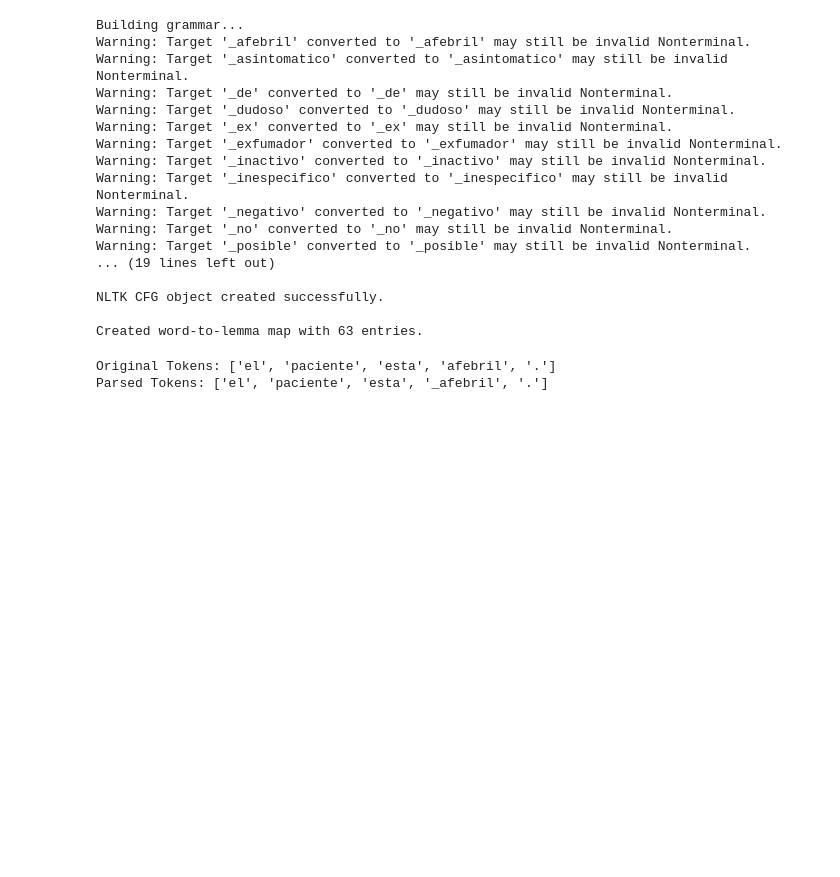
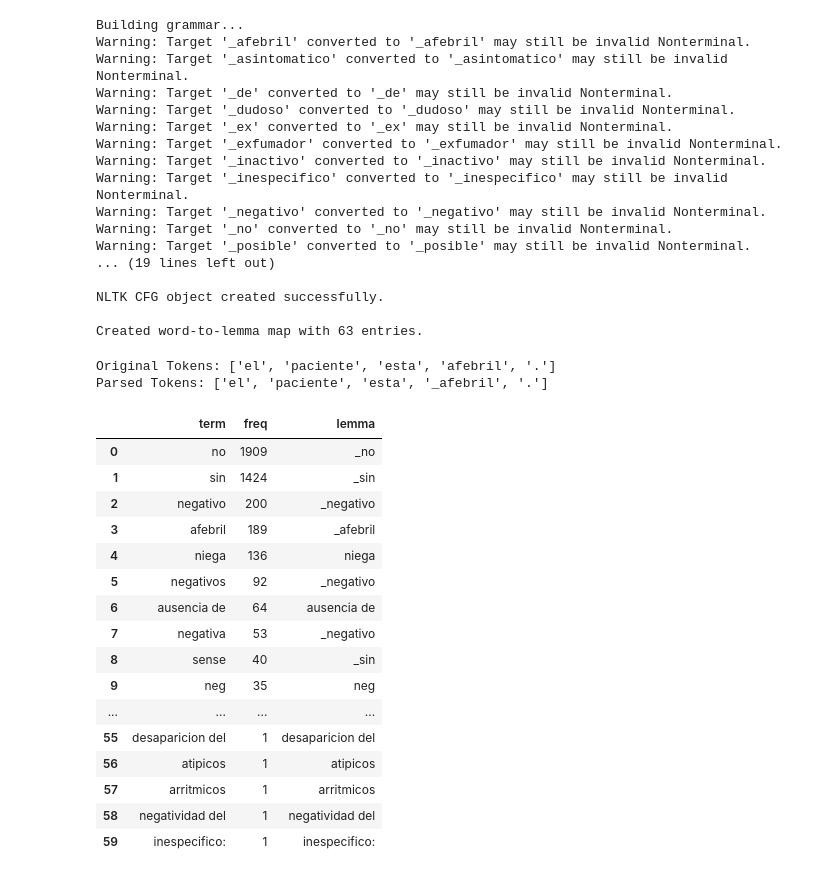
Before and after one commit to dmxocean/projectNLP, a Jupyter notebook: notebooks/lexicon_builder.ipynb, the cells around one changed output. Saved outputs shown, nothing was run; the diff lists cells and outputs as text; code cells hidden in the pictures; blank space fills up the shorter version.

```diff
--- a/notebooks/lexicon_builder.ipynb
+++ b/notebooks/lexicon_builder.ipynb
@@ -393,3 +393,23 @@ unc_lexicon["lemma"] = unc_lexicon["term"].progress_apply(lambda x: map_tokens_t
 # Save to negation and uncertainty directories
 neg_lexicon.to_csv(os.path.join(path_negation, "negation.csv"), index=False)
 unc_lexicon.to_csv(os.path.join(path_uncertainty, "uncertainty.csv"), index=False)
+# %%
+neg_lexicon
+# %% [output]
+|  | term | freq | lemma |
+| 0 | no | 1909 | _no |
+| 1 | sin | 1424 | _sin |
+| 2 | negativo | 200 | _negativo |
+| 3 | afebril | 189 | _afebril |
+| 4 | niega | 136 | niega |
+| 5 | negativos | 92 | _negativo |
+| 6 | ausencia de | 64 | ausencia de |
+| 7 | negativa | 53 | _negativo |
+| 8 | sense | 40 | _sin |
+| 9 | neg | 35 | neg |
+| ... | ... | ... | ... |
+| 55 | desaparicion del | 1 | desaparicion del |
+| 56 | atipicos | 1 | atipicos |
+| 57 | arritmicos | 1 | arritmicos |
+| 58 | negatividad del | 1 | negatividad del |
+| 59 | inespecifico: | 1 | inespecifico: |
```
Also changed, not shown: parts of 3 cells of this notebook, 8 other files.
